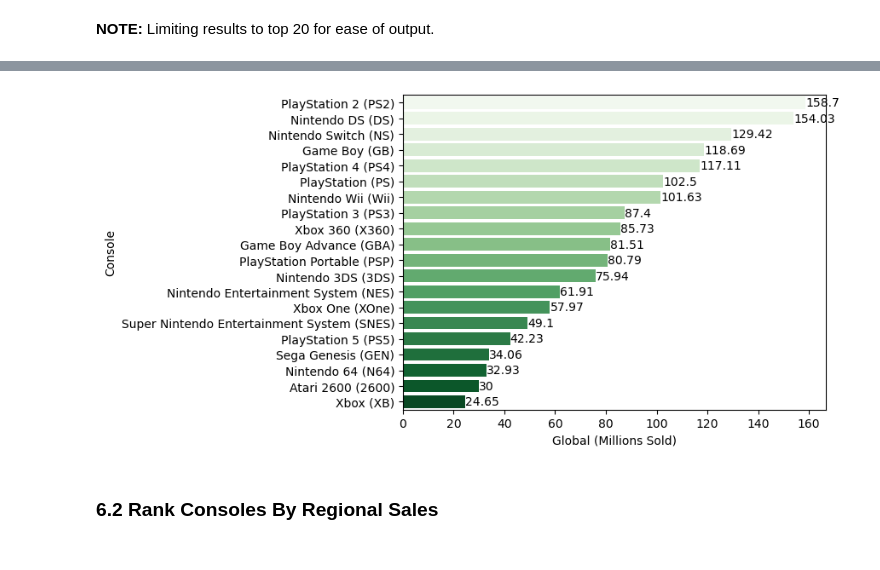
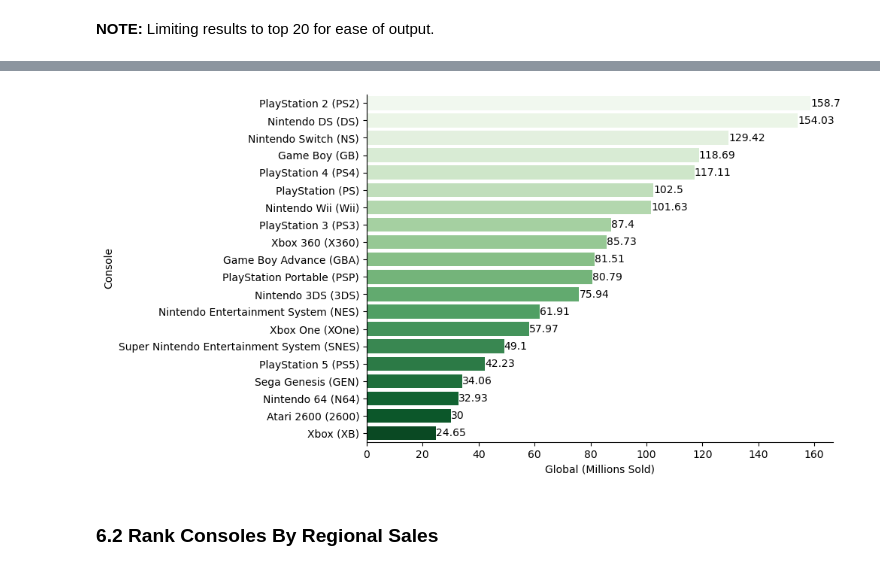
Before and after one commit to York13Pud/data-analytics-portfolio, a Jupyter notebook: video-game-console-sales/analysis.ipynb, the cells around one changed output, grey strips where cells are left out. Saved outputs shown, nothing was run; the diff lists cells and outputs as text; code cells hidden in the pictures.

```diff
--- a/video-game-console-sales/analysis.ipynb
+++ b/video-game-console-sales/analysis.ipynb
@@ -186,14 +185,18 @@ global_sales
 | 18 | Atari | Atari 2600 (2600) | 30.00 |
 | 19 | Microsoft | Xbox (XB) | 24.65 |
 # %%
+plt.figure(figsize=(8,6))
+
 sns_barplot_ax(data = global_sales,
                x_axis = "global_millions",
                x_axis_label = "Global (Millions Sold)",
                y_axis = "platform",
                y_axis_label = "Console",
-               hue = "platform");
+               hue = "platform")
+
+sns.despine()
 # %% [output]
-[figure, old version]
+[figure, new version]
 # %% [markdown]
 ### 6.2 Rank Consoles By Regional Sales
 # %% [markdown]
```
Also changed, not shown: parts of 4 cells of this notebook.
